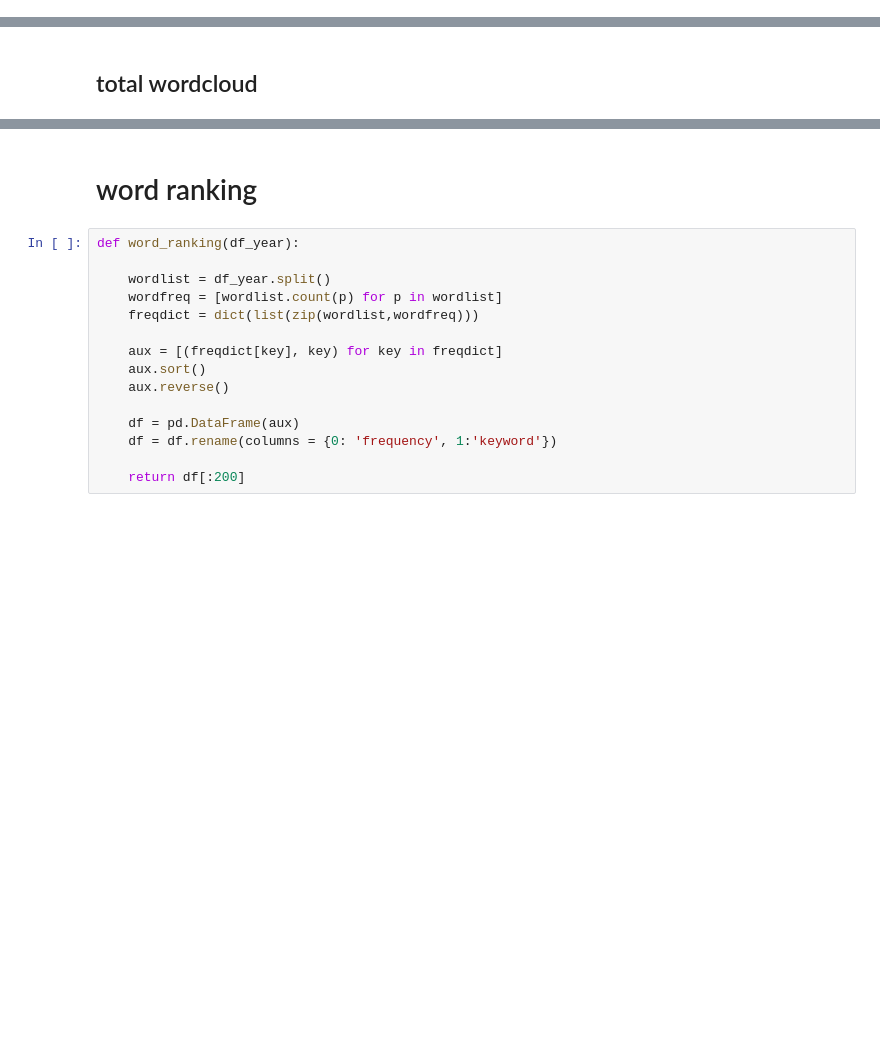
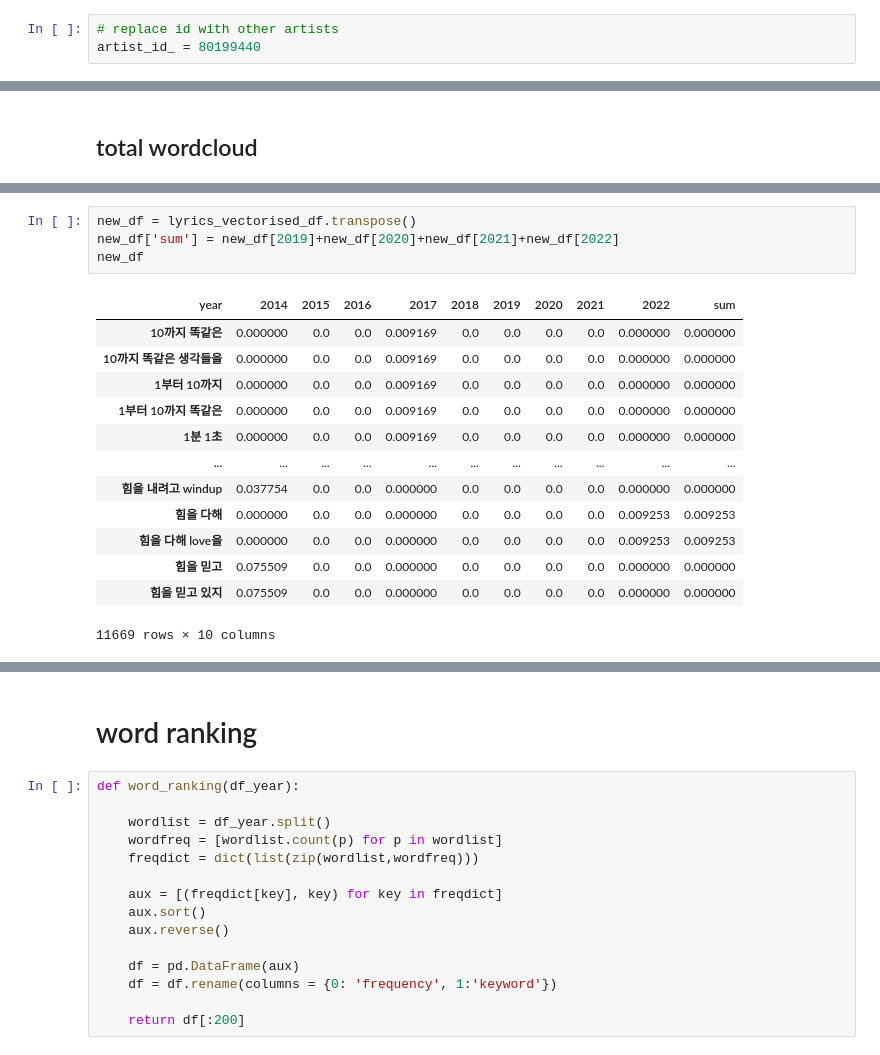
Before and after one commit to JiwonGigiShin/kpop_analysis, a Jupyter notebook: refactored_wordcloud.ipynb, the cells around one changed output, grey strips where cells are left out. Cells and saved outputs as stored; diff of their text form; blank space fills up the shorter version.

```diff
--- a/refactored_wordcloud.ipynb
+++ b/refactored_wordcloud.ipynb
@@ -28,3 +34,6 @@ artist_id_ = 80229195
+# %%
+# replace id with other artists
+artist_id_ = 80199440
 # %%
 #whole dataframe
 def get_data(artist_id_input):
@@ -189,0 +209,18 @@ word_cloud_year(total_lyrics)
+# %%
+new_df = lyrics_vectorised_df.transpose()
+new_df['sum'] = new_df[2019]+new_df[2020]+new_df[2021]+new_df[2022]
+new_df
+# %% [output]
+| year | 2014 | 2015 | 2016 | 2017 | 2018 | 2019 | 2020 | 2021 | 2022 | sum |
+| 10까지 똑같은 | 0.000000 | 0.0 | 0.0 | 0.009169 | 0.0 | 0.0 | 0.0 | 0.0 | 0.000000 | 0.000000 |
+| 10까지 똑같은 생각들을 | 0.000000 | 0.0 | 0.0 | 0.009169 | 0.0 | 0.0 | 0.0 | 0.0 | 0.000000 | 0.000000 |
+| 1부터 10까지 | 0.000000 | 0.0 | 0.0 | 0.009169 | 0.0 | 0.0 | 0.0 | 0.0 | 0.000000 | 0.000000 |
+| 1부터 10까지 똑같은 | 0.000000 | 0.0 | 0.0 | 0.009169 | 0.0 | 0.0 | 0.0 | 0.0 | 0.000000 | 0.000000 |
+| 1분 1초 | 0.000000 | 0.0 | 0.0 | 0.009169 | 0.0 | 0.0 | 0.0 | 0.0 | 0.000000 | 0.000000 |
+| ... | ... | ... | ... | ... | ... | ... | ... | ... | ... | ... |
+| 힘을 내려고 windup | 0.037754 | 0.0 | 0.0 | 0.000000 | 0.0 | 0.0 | 0.0 | 0.0 | 0.000000 | 0.000000 |
+| 힘을 다해 | 0.000000 | 0.0 | 0.0 | 0.000000 | 0.0 | 0.0 | 0.0 | 0.0 | 0.009253 | 0.009253 |
+| 힘을 다해 love을 | 0.000000 | 0.0 | 0.0 | 0.000000 | 0.0 | 0.0 | 0.0 | 0.0 | 0.009253 | 0.009253 |
+| 힘을 믿고 | 0.075509 | 0.0 | 0.0 | 0.000000 | 0.0 | 0.0 | 0.0 | 0.0 | 0.000000 | 0.000000 |
+| 힘을 믿고 있지 | 0.075509 | 0.0 | 0.0 | 0.000000 | 0.0 | 0.0 | 0.0 | 0.0 | 0.000000 | 0.000000 |
+11669 rows × 10 columns
```
Also changed, not shown: parts of 47 cells of this notebook.
